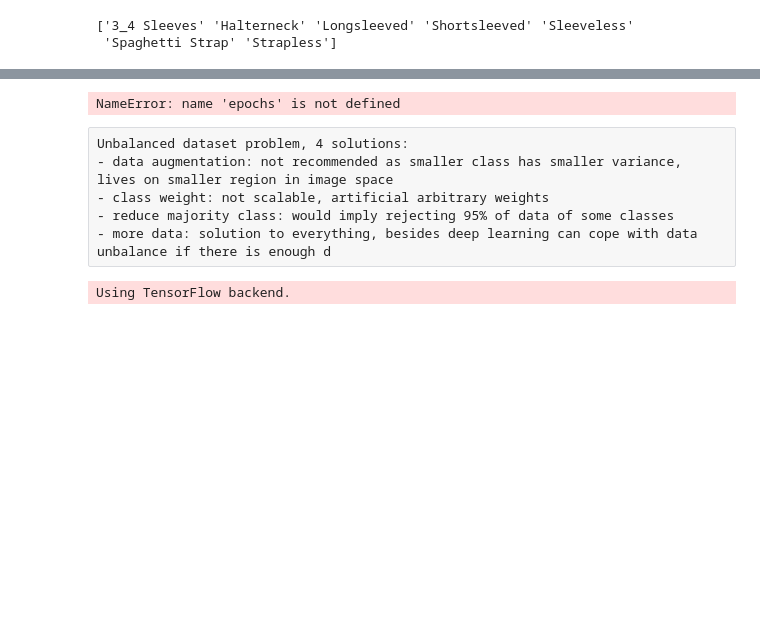
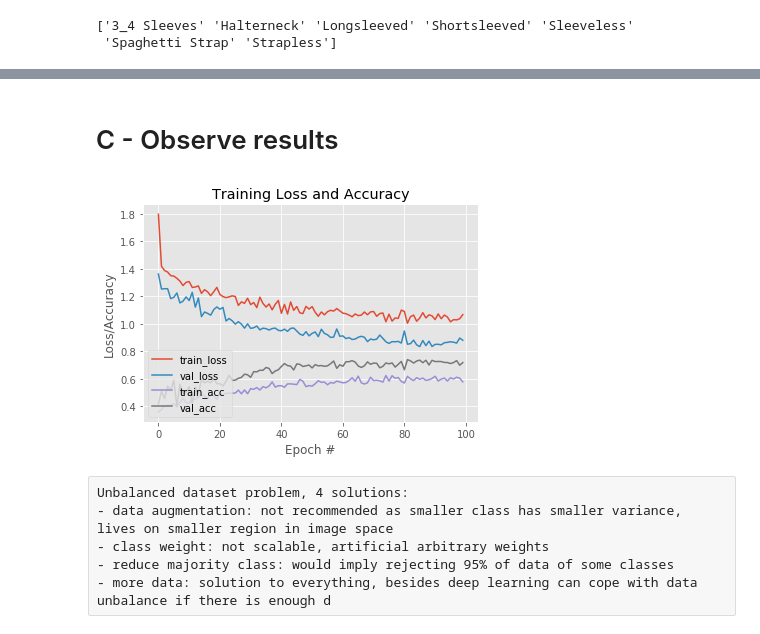
Before and after one commit to natoucs/FashionHackhathon, a Jupyter notebook: first_shot.ipynb, the cells around one changed output, grey strips where cells are left out. Drawn from its saved outputs; the diff is of its cells as text; code cells hidden in the pictures; blank space fills up the shorter version.

```diff
--- a/first_shot.ipynb
+++ b/first_shot.ipynb
@@ -388,5 +372,7 @@ ImportError: Failed to import `pydot`. Please install `pydot`. For example with
 # %%
-epochs= 50
+# Train model
+
+epochs= 100
 
 train_samples = np.size(np.where(dataset[:,3]=='1'))
 validation_samples = np.size(np.where(dataset[:,3]!='1'))
@@ -420,0 +425,2 @@ model.save('model.h5')
+# %% [markdown]
+# C - Observe results
@@ -421,34 +432,28 @@ model.save('model.h5')
 # %%
-# plot the training loss and accuracy
+# Plot the training loss and accuracy
 import matplotlib.pyplot as plt
 plt.style.use("ggplot")
 plt.figure()
+epochs = 100 #need to add to model variables later
 N = epochs
 plt.plot(np.arange(0, N), H.history["loss"], label="train_loss")
 plt.plot(np.arange(0, N), H.history["val_loss"], label="val_loss")
 plt.plot(np.arange(0, N), H.history["acc"], label="train_acc")
 plt.plot(np.arange(0, N), H.history["val_acc"], label="val_acc")
 plt.title("Training Loss and Accuracy")
 plt.xlabel("Epoch #")
 plt.ylabel("Loss/Accuracy")
 plt.legend(loc="lower left")
 #plt.savefig(args["plot"])
 plt.savefig('plot')
 # %% [output]
-NameError: name 'epochs' is not defined
+[figure, added]
 # %% [raw]
 Unbalanced dataset problem, 4 solutions:
 - data augmentation: not recommended as smaller class has smaller variance, lives on smaller region in image space
 - class weight: not scalable, artificial arbitrary weights
 - reduce majority class: would imply rejecting 95% of data of some classes
 - more data: solution to everything, besides deep learning can cope with data unbalance if there is enough d
-# %%
-# Reload the entire model # Can use for pretrained nets
-from keras.models import load_model
-#del model
-model = load_model('model')
-# %% [output]
-Using TensorFlow backend.
 # %%
 proba = model.predict_generator(validation_generator,verbose=1)
 labels = validation_generator.classes
```
Also changed, not shown: parts of 21 cells of this notebook.
